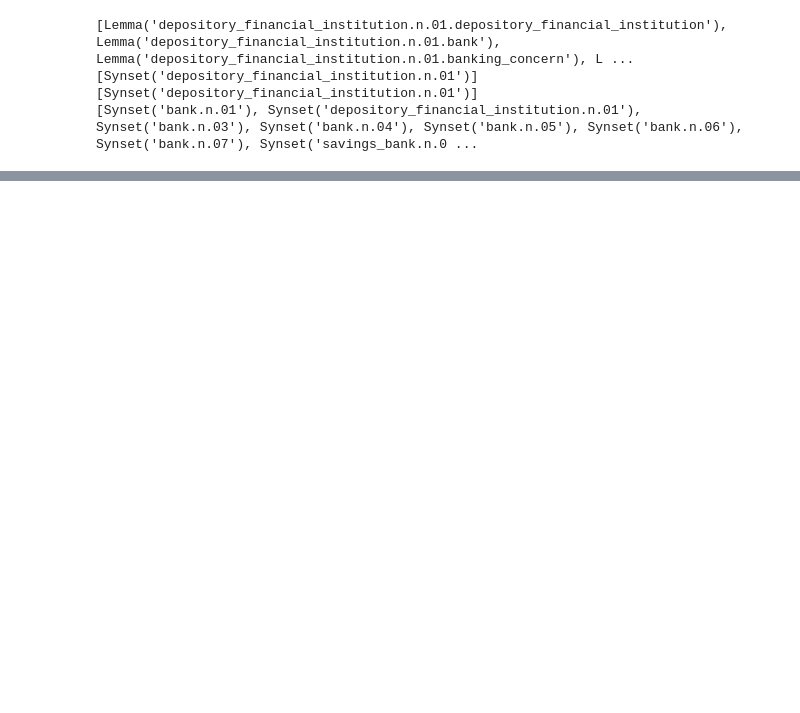
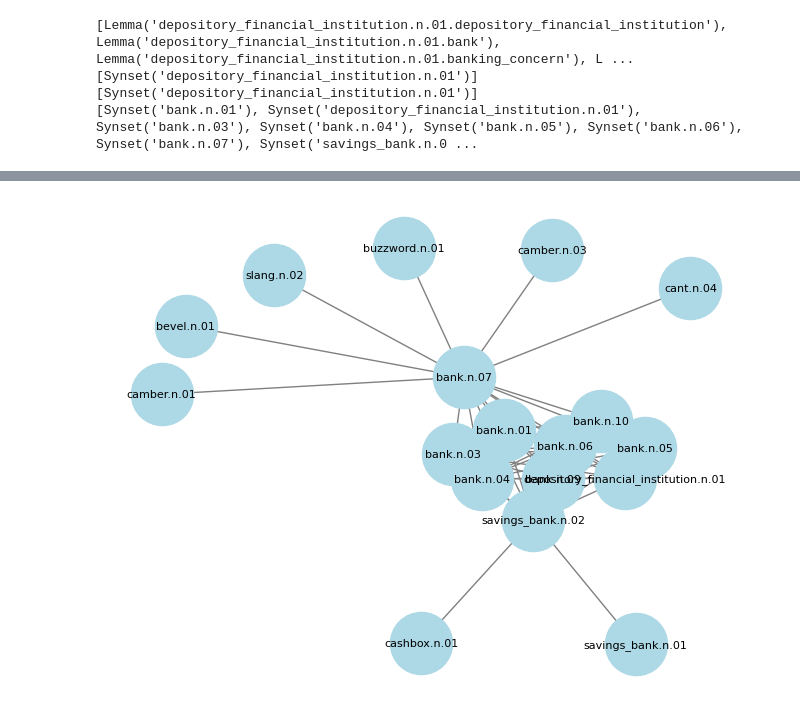
Before and after one commit to GoldPapaya/synonym-pathfinder, a Jupyter notebook: project.ipynb, the cells around one changed output, grey strips where cells are left out. Cells and saved outputs as stored; diff of their text form; code cells hidden in the pictures; blank space fills up the shorter version.

```diff
--- a/project.ipynb
+++ b/project.ipynb
@@ -208,0 +76,8 @@ Depth 2 synsets and synonyms: [['bank.v.07', 'bank'], ['savings_bank.n.01', 'sav
+# %%
+test_synset_string = 'bank.n.01'
+
+# Example call
+result = get_synset_neighbors(test_synset_string, 2)
+for synset, neighbors in result.items():
+    print(f"{synset}: {neighbors}")
+print('\n', result)
@@ -307,0 +196,13 @@ print(wn.synsets('bank'))
+# %%
+# === Example Usage ===
+wn_graph = WordNetGraph()
+test_synset = 'bank.n.01'
+wn_graph.build_graph_from_synset(test_synset, depth=1)
+
+print("Nodes:", list(wn_graph.graph.nodes()))
+print("\nEdges:")
+for u, v in wn_graph.graph.edges():
+    print(f"{u} -- {v}")
+
+print(f"\nDegree of 'bank.n.01': {wn_graph.graph.degree['bank.n.01']}")
+print(f"Neighbors of 'bank.n.01': {wn_graph.get_neighbors('bank.n.01')}")
@@ -307,0 +227,4 @@ print(wn.synsets('bank'))
+# %%
+wn_graph.draw()
+# %% [output]
+[figure, added]
```
Also changed, not shown: parts of 10 cells of this notebook.
